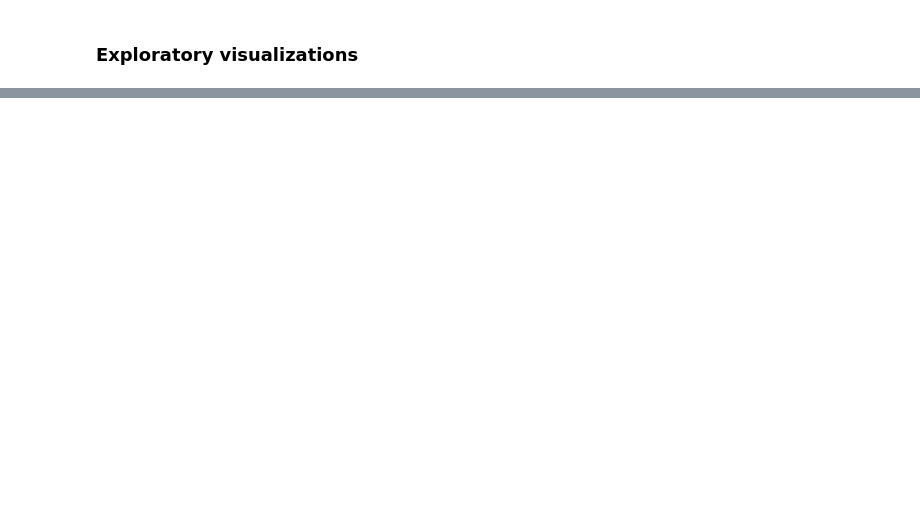
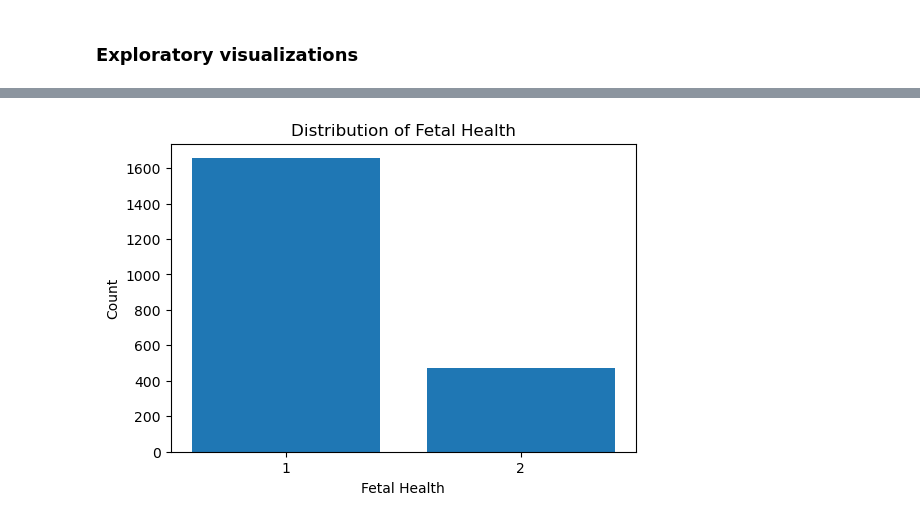
Before and after one commit to ivasslides/DS4021-Final-Project, a Jupyter notebook: Notebooks/descriptive.ipynb, the cells around one changed output, grey strips where cells are left out. Drawn from its saved outputs; the diff is of its cells as text; code cells hidden in the pictures; blank space fills up the shorter version.

```diff
--- a/Notebooks/descriptive.ipynb
+++ b/Notebooks/descriptive.ipynb
@@ -21,2 +117,22 @@ df.head()
+# %%
+# Histogram for fetal health
+plt.figure(figsize=(6,4))
+# create counts to count number of times 1 or 2 appears
+counts = y.value_counts().sort_index()
+
+# create bar chart using counts
+plt.bar(counts.index, counts.values)
+
+# create x-ticks for 1 or 2
+plt.xticks(counts.index)
+
+# add title and axis labels
+plt.title('Distribution of Fetal Health')
+plt.xlabel('Fetal Health')
+plt.ylabel('Count')
+
+plt.show()
+# %% [output]
+[figure, added]
 # %%
 # Scatterplot comparing all variables to target variable
```
Also changed, not shown: parts of 11 cells of this notebook, 2 other files.
